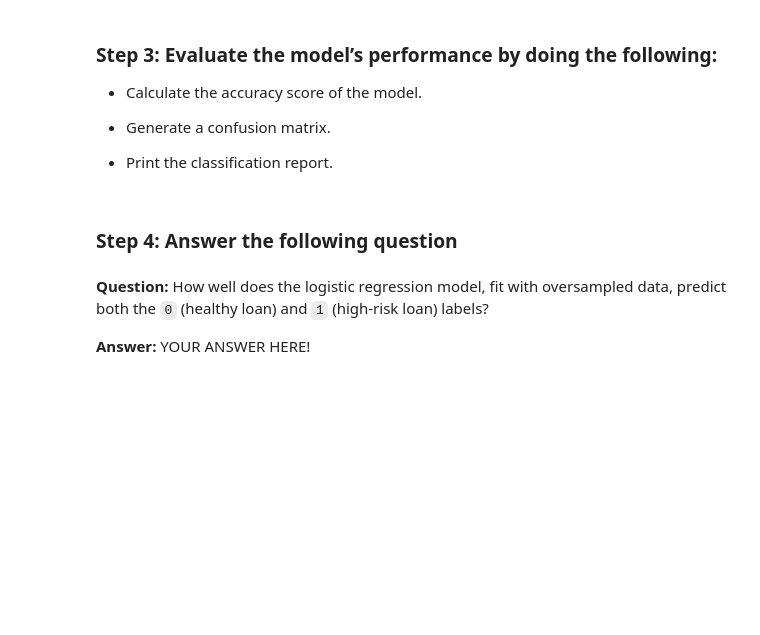
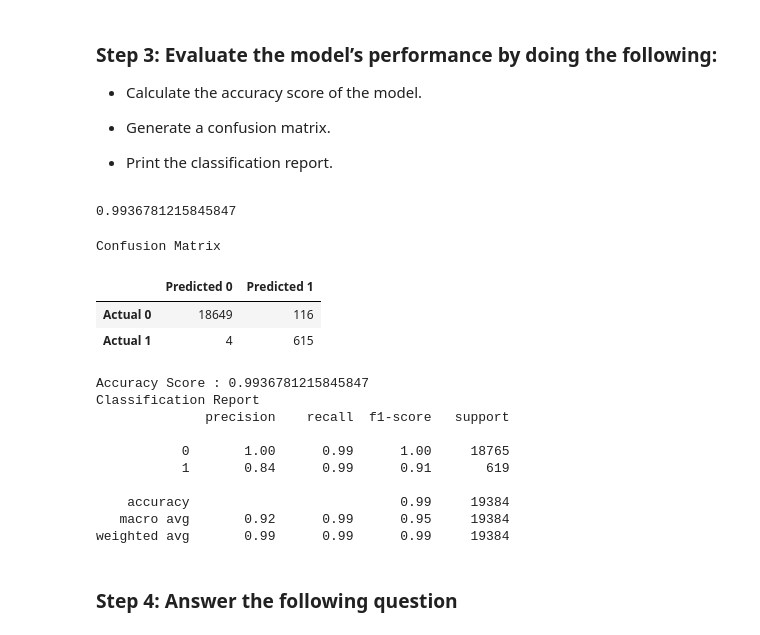
Before and after one commit to jddelaune/credit-risk-classification, a Jupyter notebook: credit_risk_classification.ipynb, the cells around one changed output. Saved outputs shown, nothing was run; the diff lists cells and outputs as text; code cells hidden in the pictures; blank space fills up the shorter version.

```diff
--- a/credit_risk_classification.ipynb
+++ b/credit_risk_classification.ipynb
@@ -206,10 +207,12 @@ Resampled dataset shape Counter({0: 75036, 1: 75036})
 # %%
 # Instantiate the Logistic Regression model
 # Assign a random_state parameter of 1 to the model
-# YOUR CODE HERE!
+classifier_res = LogisticRegression(solver='lbfgs', random_state=1)
+
 
 # Fit the model using the resampled training data
-# YOUR CODE HERE!
+classifier_res.fit(X_res, y_res)
 
 # Make a prediction using the testing data
-# YOUR CODE HERE!
+res_predictions = classifier_res.predict(X_test)
+pd.DataFrame({"Prediction": predictions, "Actual": y_test})
@@ -223,4 +240,6 @@ Resampled dataset shape Counter({0: 75036, 1: 75036})
 * Print the classification report.
 # %%
 # Print the balanced_accuracy score of the model
-# YOUR CODE HERE!
+balanced_accuracy_score(y_test, res_predictions)
+# %% [output]
+0.9936781215845847
@@ -233,6 +246,32 @@ Resampled dataset shape Counter({0: 75036, 1: 75036})
+# %%
+# Generate a confusion matrix for the model
+res_cm = confusion_matrix(y_test, res_predictions)
+res_cm_df = pd.DataFrame(
+    res_cm, index=["Actual 0", "Actual 1"], columns=["Predicted 0", "Predicted 1"]
+)
+
+res_acc_score = balanced_accuracy_score(y_test, res_predictions)
+# %%
+# Print the classification report for the model
+print("Confusion Matrix")
+display(res_cm_df)
+print(f"Accuracy Score : {res_acc_score}")
+print("Classification Report")
+print(classification_report(y_test, res_predictions))
+# %% [output]
+Confusion Matrix
+|  | Predicted 0 | Predicted 1 |
+| Actual 0 | 18649 | 116 |
+| Actual 1 | 4 | 615 |
+Accuracy Score : 0.9936781215845847
+Classification Report
+              precision    recall  f1-score   support
+
+           0       1.00      0.99      1.00     18765
+           1       0.84      0.99      0.91       619
+
+    accuracy                           0.99     19384
+   macro avg       0.92      0.99      0.95     19384
+weighted avg       0.99      0.99      0.99     19384
 # %% [markdown]
 ### Step 4: Answer the following question
-# %% [markdown]
-**Question:** How well does the logistic regression model, fit with oversampled data, predict both the `0` (healthy loan) and `1` (high-risk loan) labels?
-
-**Answer:** YOUR ANSWER HERE!
```
Also changed, not shown: parts of 5 cells of this notebook.
